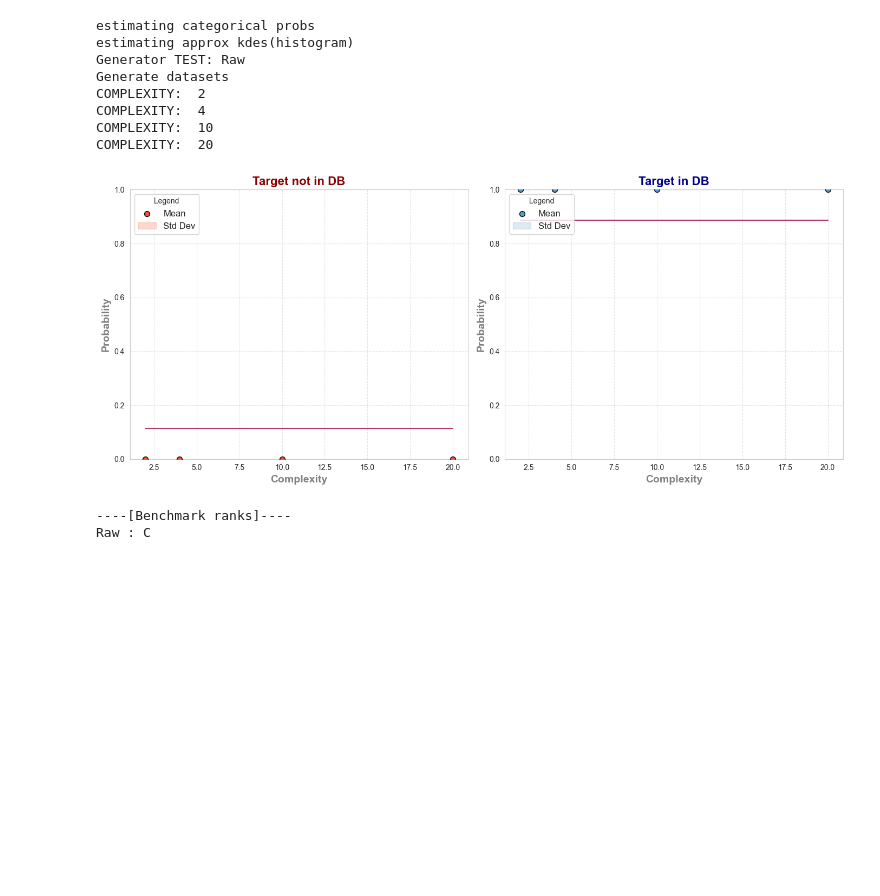
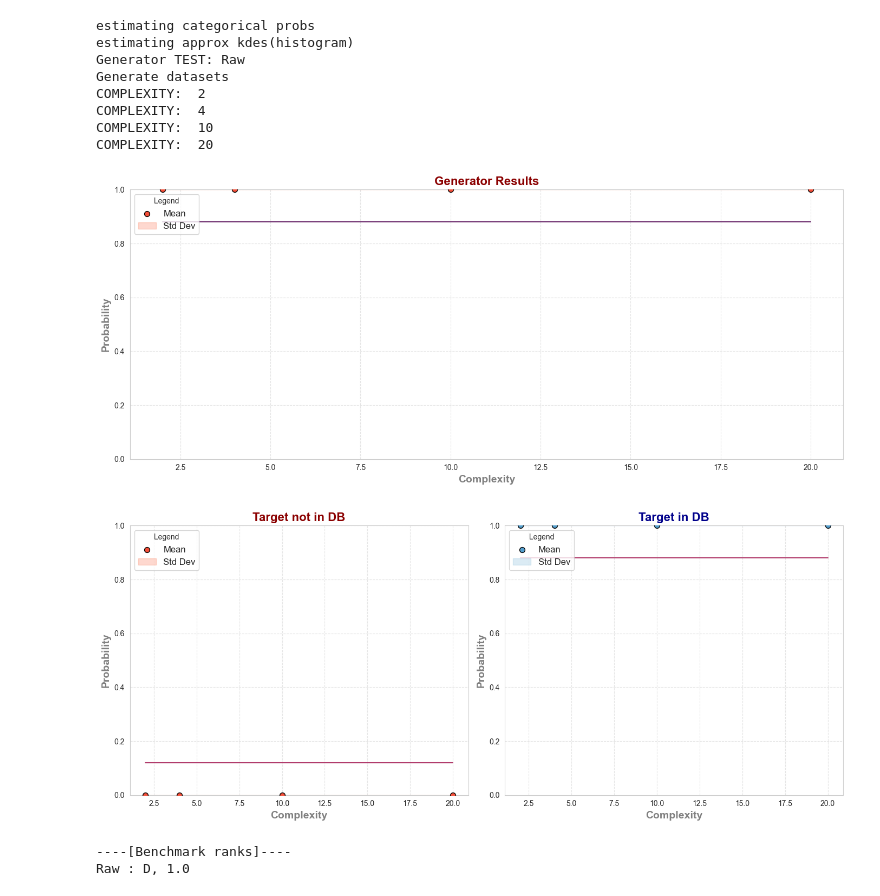
Before and after one commit to ArthGV/Benchmarking-of-Tabular-Synthetic-Data-Generation, a Jupyter notebook: privacy/run_pipeline.ipynb, the cells around one changed output. Saved outputs shown, nothing was run; the diff lists cells and outputs as text; code cells hidden in the pictures; blank space fills up the shorter version.

Commit message:
metric and plot fixed

```diff
--- a/privacy/run_pipeline.ipynb
+++ b/privacy/run_pipeline.ipynb
@@ -8,29 +8,30 @@ from utils.benchmark_metric import AUCMetric
 # %%
 data = tapas.datasets.TabularDataset.read("data/dummy")
 target_record = data.get_records([0])
 data.drop_records([0], in_place=True)
-attack = MyAttack(100, features=RandomTargetedQueryFeature(target_record,4,1))
+attack = MyAttack(100, features=RandomTargetedQueryFeature(target_record,2,1))
 
 #gen = ReprosynGenerator(DS_PRIVBAYES, label="PrivBayes", epsilon=1.0)
 
 pipeline = BenchmarkPipeline(data, attack, [Raw()], target_record=target_record)
-benchmarking_metric = AUCMetric([0,0.5,1])
+benchmarking_metric = AUCMetric([0,0.25,0.5,0.75])
 
 
 # just add the path to the folder where the generated data will be saved, the name of the file will be generated automatically
-pipeline.run([2,4, 10,20], 1, 2, benchmarking_metric=benchmarking_metric)
+pipeline.run([2,4, 10,20], 1, 2,  plot_style='single', benchmarking_metric=benchmarking_metric)
 
 # if you want to run the attack without generating data, just set generate=False and add the path to the folder where the generated data will be saved
 # pipeline.run_importing_data([2,4], 1, 2, imported_data_path="data/shadow_datasets_Raw_4.pkl")
 # %% [output]
 estimating categorical probs
 estimating approx kdes(histogram)
 Generator TEST: Raw
 Generate datasets
 COMPLEXITY:  2
 COMPLEXITY:  4
 COMPLEXITY:  10
 COMPLEXITY:  20
-[figure, old version]
+[figure, new version]
+[figure, added]
 ----[Benchmark ranks]----
-Raw : C
+Raw : D, 1.0
```
Also changed, not shown: 3 other files.
